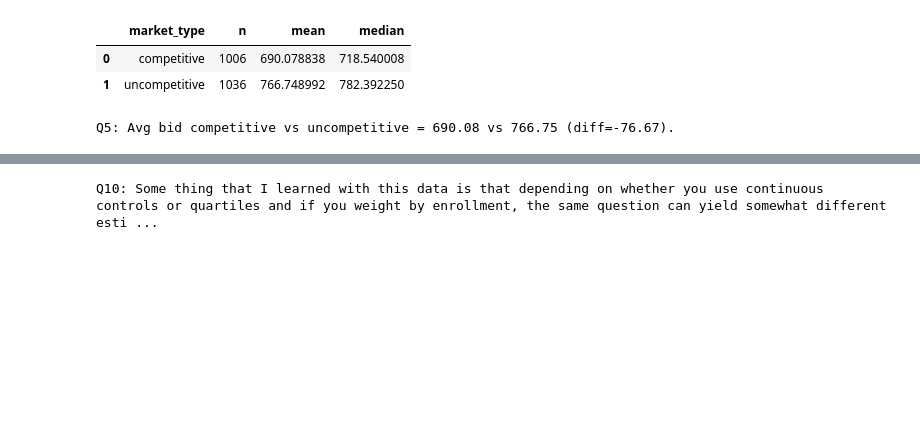
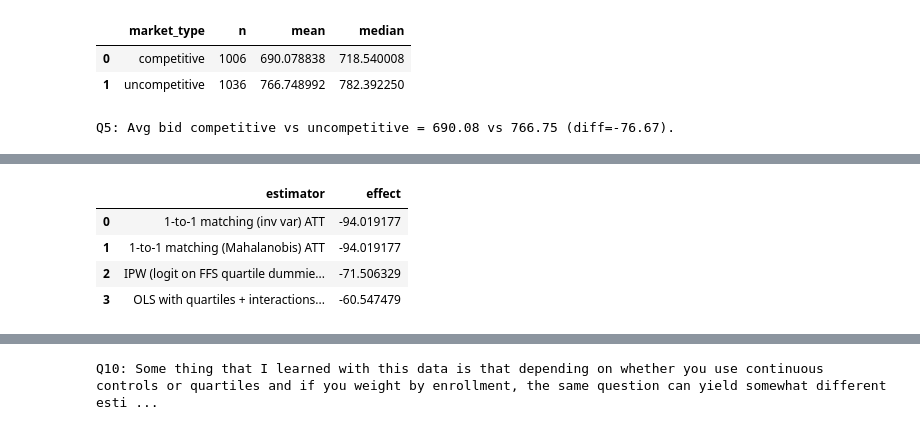
Before and after one commit to rahil24patel/hwk2, a Jupyter notebook: hwk2_analysis.ipynb, the cells around one changed output, grey strips where cells are left out. Cells and saved outputs as stored; diff of their text form; code cells hidden in the pictures; blank space fills up the shorter version.

```diff
--- a/hwk2_analysis.ipynb
+++ b/hwk2_analysis.ipynb
@@ -570,0 +472,48 @@ Q9: The result depends a lot on covariates/spec. IPW gets more negative when usi
+# %%
+# Question 7
+# ATE estimates (quartile covariates): matching (inv var), matching (Mahalanobis), IPW, regression with interactions
+
+X_cols = ["ffs_q1", "ffs_q2", "ffs_q3"]
+
+y = df18_q["Y"].to_numpy()
+D = df18_q["D"].to_numpy()
+X = df18_q[X_cols].to_numpy()
+
+# (a) 1-to-1 matching (these return ATT by construction)
+att_invvar = scaled_euclidean_1to1_att(y, D, X)
+att_maha   = mahalanobis_1to1_att(y, D, X)
+
+# (b) IPW ATE: propensity score from logit on quartile dummies
+X_ipw = sm.add_constant(df18_q[X_cols], has_constant="add")
+ps_model = sm.Logit(df18_q["D"], X_ipw).fit(disp=0, maxiter=200)
+ps = ps_model.predict(X_ipw)
+ate_ipw = ipw_ate(df18_q["Y"], df18_q["D"], ps)
+
+# (c) OLS with quartiles + interactions
+df18_q["D_ffs_q1"] = df18_q["D"] * df18_q["ffs_q1"]
+df18_q["D_ffs_q2"] = df18_q["D"] * df18_q["ffs_q2"]
+df18_q["D_ffs_q3"] = df18_q["D"] * df18_q["ffs_q3"]
+
+X_reg = sm.add_constant(
+    df18_q[["D", "ffs_q1", "ffs_q2", "ffs_q3", "D_ffs_q1", "D_ffs_q2", "D_ffs_q3"]],
+    has_constant="add",
+)
+reg = sm.OLS(df18_q["Y"], X_reg).fit()
+ate_reg = float(reg.params["D"])
+
+ate_table = pd.DataFrame(
+    [
+        {"estimator": "1-to-1 matching (inv var) ATT", "effect": float(att_invvar)},
+        {"estimator": "1-to-1 matching (Mahalanobis) ATT", "effect": float(att_maha)},
+        {"estimator": "IPW (logit on FFS quartile dummies) ATE", "effect": float(ate_ipw)},
+        {"estimator": "OLS with quartiles + interactions (coef on D)", "effect": float(ate_reg)},
+    ]
+)
+
+ate_table
+# %% [output]
+|  | estimator | effect |
+| 0 | 1-to-1 matching (inv var) ATT | -94.019177 |
+| 1 | 1-to-1 matching (Mahalanobis) ATT | -94.019177 |
+| 2 | IPW (logit on FFS quartile dummie... | -71.506329 |
+| 3 | OLS with quartiles + interactions... | -60.547479 |
```
Also changed, not shown: parts of 10 cells of this notebook.
